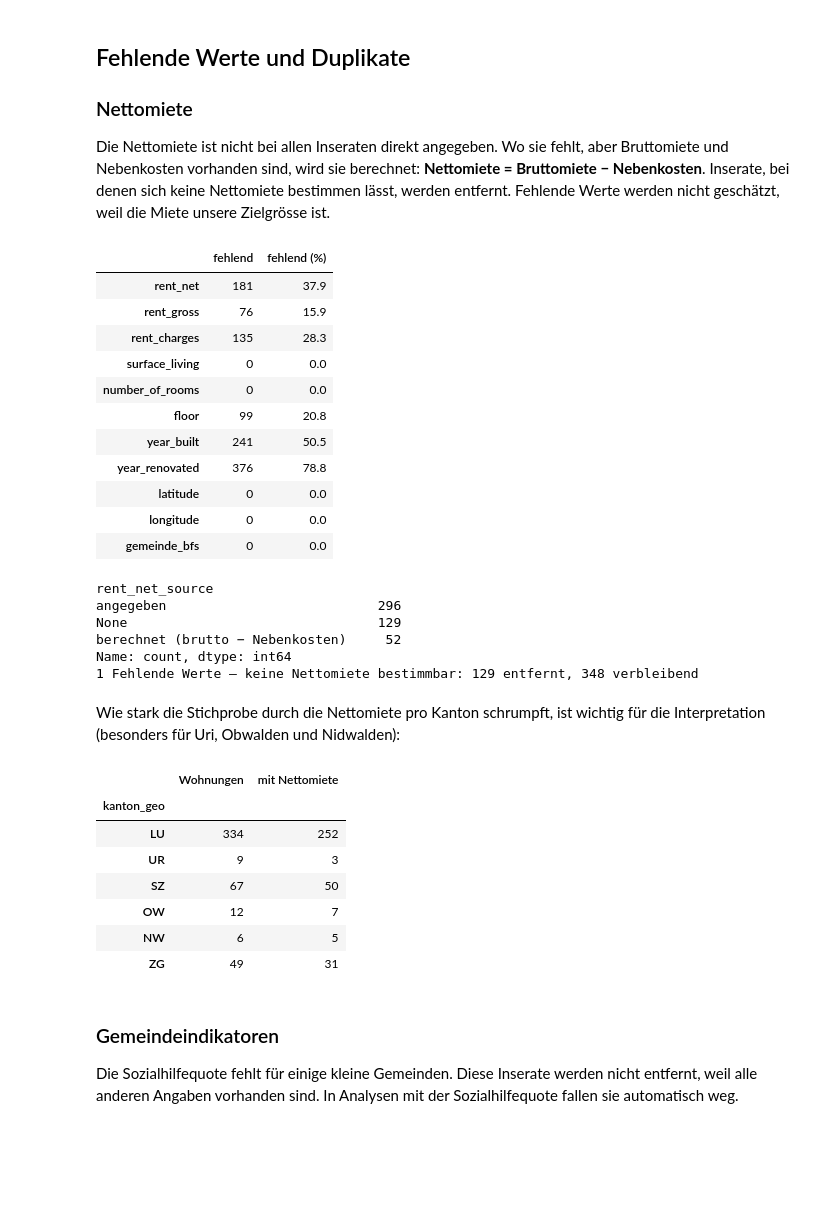
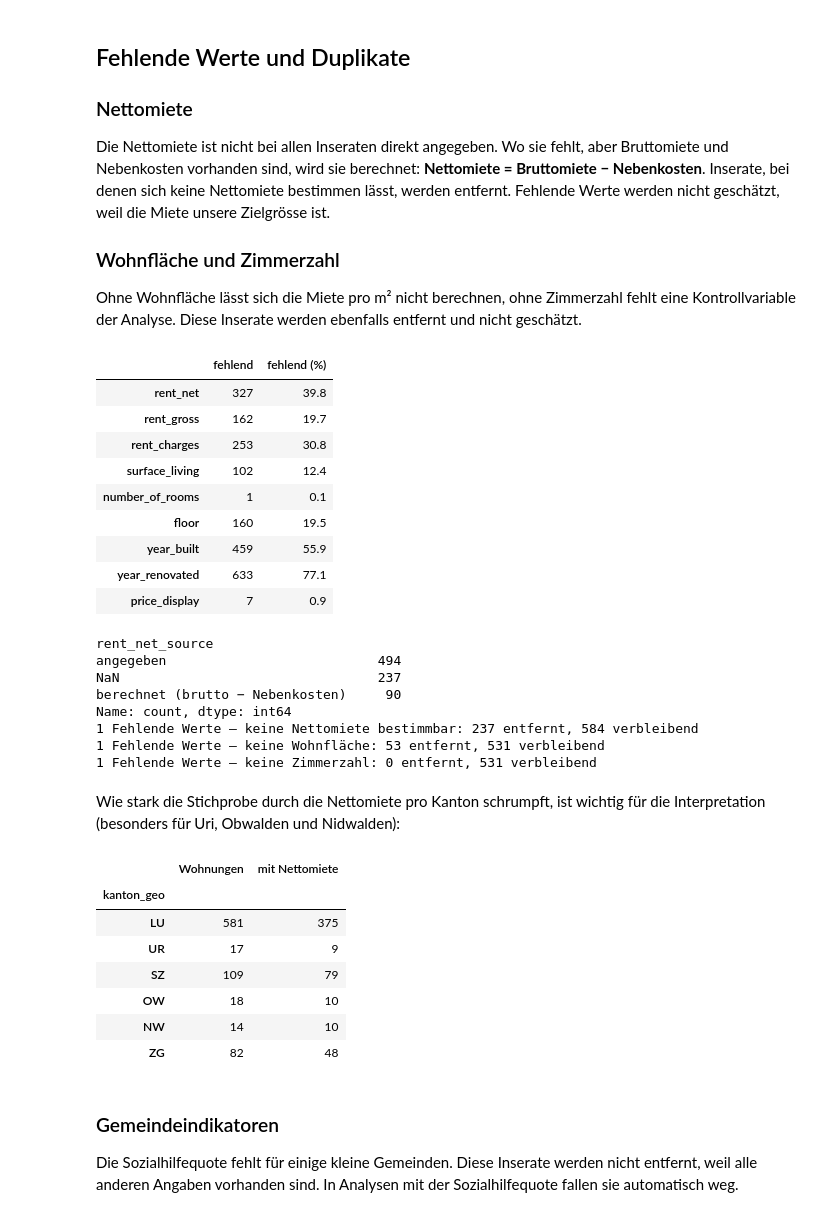
Before and after one commit to ruefeenr/CIP_HS26_204, a Jupyter notebook: scripts/data_cleaning_rentals.ipynb, the cells around one changed output. Cells and saved outputs as stored; diff of their text form; code cells hidden in the pictures; blank space fills up the shorter version.

```diff
--- a/scripts/data_cleaning_rentals.ipynb
+++ b/scripts/data_cleaning_rentals.ipynb
@@ -31,6 +31,7 @@ DATA_DIR = PROJECT_DIR / "data" / "data_processed"
 INPUT_FILE = DATA_DIR / "flatfox_rentals_zentralschweiz.csv"
 OUTPUT_FILE = DATA_DIR / "flatfox_rentals_clean.csv"
 EXCLUDED_FILE = DATA_DIR / "flatfox_rentals_excluded.csv"
+PLZ_FILE = PROJECT_DIR / "data" / "geodata" / "ortschaftenverzeichnis_plz.csv"
 
 CENTRAL_CANTONS = ["LU", "UR", "SZ", "OW", "NW", "ZG"]
 plt.rcParams.update({"axes.spines.top": False, "axes.spines.right": False})
@@ -64,7 +76,26 @@ display(raw["object_type"].value_counts().rename("Anzahl").to_frame())
 
 APARTMENT_TYPES = ["APARTMENT", "ATTIC_FLAT", "DUPLEX", "ROOF_FLAT", "STUDIO", "LOFT", "TERRACE_FLAT"]
 
-df = exclude(raw, ~raw["object_type"].isin(APARTMENT_TYPES), "0 Eingrenzung", "keine Wohnung (WG-Zimmer, Haus)")
+# Kantone je Postleitzahl; eine Postleitzahl kann zu mehreren Kantonen gehören.
+plz = pd.read_csv(PLZ_FILE, sep=";", encoding="utf-8-sig")
+cantons_by_plz = plz.groupby("PLZ4")["Kantonskürzel"].agg(set)
+listing_plz_cantons = pd.to_numeric(raw["zipcode"], errors="coerce").map(cantons_by_plz)
+plz_mismatch = pd.Series(
+    [isinstance(cantons, set) and canton not in cantons
+     for canton, cantons in zip(raw["kanton_geo"], listing_plz_cantons)],
+    index=raw.index,
+)
+
+df = exclude(raw, raw["offer_type"].ne("RENT"), "0 Eingrenzung", "kein Mietangebot (Kauf)")
+df = exclude(df, ~df["object_type"].isin(APARTMENT_TYPES + ["FURNISHED_FLAT"]), "0 Eingrenzung", "keine Wohnung (Gewerbe, Parkplatz, WG-Zimmer, Haus)")
+df = exclude(df, df["is_furnished"].eq(True) | df["object_type"].eq("FURNISHED_FLAT"), "0 Eingrenzung", "möbliert")
+df = exclude(df, df["is_temporary"].eq(True), "0 Eingrenzung", "befristet")
+df = exclude(df, df["price_unit"].ne("monthly"), "0 Eingrenzung", "kein Monatspreis")
+
+display(df.loc[plz_mismatch.loc[df.index], ["pk", "street", "zipcode", "city", "gemeinde_name", "kanton_geo"]])
+df = exclude(df, plz_mismatch.loc[df.index], "0 Eingrenzung", "Postleitzahl passt nicht zum Kanton der Koordinaten")
+
+apartments = df.copy()
 # %% [output]
 |  | Anzahl |
 | object_type |  |
@@ -86,27 +132,28 @@ df = exclude(raw, ~raw["object_type"].isin(APARTMENT_TYPES), "0 Eingrenzung", "k
 
 ### Nettomiete
 Die Nettomiete ist nicht bei allen Inseraten direkt angegeben. Wo sie fehlt, aber Bruttomiete und Nebenkosten vorhanden sind, wird sie berechnet: **Nettomiete = Bruttomiete − Nebenkosten**. Inserate, bei denen sich keine Nettomiete bestimmen lässt, werden entfernt. Fehlende Werte werden nicht geschätzt, weil die Miete unsere Zielgrösse ist.
+
+### Wohnfläche und Zimmerzahl
+Ohne Wohnfläche lässt sich die Miete pro m² nicht berechnen, ohne Zimmerzahl fehlt eine Kontrollvariable der Analyse. Diese Inserate werden ebenfalls entfernt und nicht geschätzt.
 # %%
 key_columns = ["rent_net", "rent_gross", "rent_charges", "surface_living", "number_of_rooms",
-               "floor", "year_built", "year_renovated", "latitude", "longitude", "gemeinde_bfs"]
+               "floor", "year_built", "year_renovated", "price_display"]
 missing = pd.DataFrame({
     "fehlend": df[key_columns].isna().sum(),
     "fehlend (%)": df[key_columns].isna().mean().mul(100).round(1),
 })
 missing
 # %% [output]
 |  | fehlend | fehlend (%) |
-| rent_net | 181 | 37.9 |
-| rent_gross | 76 | 15.9 |
-| rent_charges | 135 | 28.3 |
-| surface_living | 0 | 0.0 |
-| number_of_rooms | 0 | 0.0 |
-| floor | 99 | 20.8 |
-| year_built | 241 | 50.5 |
-| year_renovated | 376 | 78.8 |
-| latitude | 0 | 0.0 |
-| longitude | 0 | 0.0 |
-| gemeinde_bfs | 0 | 0.0 |
+| rent_net | 327 | 39.8 |
+| rent_gross | 162 | 19.7 |
+| rent_charges | 253 | 30.8 |
+| surface_living | 102 | 12.4 |
+| number_of_rooms | 1 | 0.1 |
+| floor | 160 | 19.5 |
+| year_built | 459 | 55.9 |
+| year_renovated | 633 | 77.1 |
+| price_display | 7 | 0.9 |
 # %%
 df["rent_net_source"] = np.where(df["rent_net"].notna(), "angegeben", None)
 derived = df["rent_net"].isna() & df["rent_gross"].notna() & df["rent_charges"].notna()
@@ -116,28 +163,32 @@ df.loc[derived, "rent_net_source"] = "berechnet (brutto − Nebenkosten)"
 print(df["rent_net_source"].value_counts(dropna=False))
 
 df = exclude(df, df["rent_net"].isna(), "1 Fehlende Werte", "keine Nettomiete bestimmbar")
+df = exclude(df, df["surface_living"].isna(), "1 Fehlende Werte", "keine Wohnfläche")
+df = exclude(df, df["number_of_rooms"].isna(), "1 Fehlende Werte", "keine Zimmerzahl")
 # %% [output]
 rent_net_source
-angegeben                           296
-None                                129
-berechnet (brutto − Nebenkosten)     52
+angegeben                           494
+NaN                                 237
+berechnet (brutto − Nebenkosten)     90
 Name: count, dtype: int64
-1 Fehlende Werte – keine Nettomiete bestimmbar: 129 entfernt, 348 verbleibend
+1 Fehlende Werte – keine Nettomiete bestimmbar: 237 entfernt, 584 verbleibend
+1 Fehlende Werte – keine Wohnfläche: 53 entfernt, 531 verbleibend
+1 Fehlende Werte – keine Zimmerzahl: 0 entfernt, 531 verbleibend
 # %% [markdown]
 Wie stark die Stichprobe durch die Nettomiete pro Kanton schrumpft, ist wichtig für die Interpretation (besonders für Uri, Obwalden und Nidwalden):
 # %%
-before = raw[raw["object_type"].isin(APARTMENT_TYPES)]["kanton_geo"].value_counts()
+before = apartments["kanton_geo"].value_counts()
 after = df["kanton_geo"].value_counts()
 pd.DataFrame({"Wohnungen": before, "mit Nettomiete": after}).reindex(CENTRAL_CANTONS).fillna(0).astype(int)
 # %% [output]
 |  | Wohnungen | mit Nettomiete |
 | kanton_geo |  |  |
-| LU | 334 | 252 |
-| UR | 9 | 3 |
-| SZ | 67 | 50 |
-| OW | 12 | 7 |
-| NW | 6 | 5 |
-| ZG | 49 | 31 |
+| LU | 581 | 375 |
+| UR | 17 | 9 |
+| SZ | 109 | 79 |
+| OW | 18 | 10 |
+| NW | 14 | 10 |
+| ZG | 82 | 48 |
 # %% [markdown]
 ### Gemeindeindikatoren
 Die Sozialhilfequote fehlt für einige kleine Gemeinden. Diese Inserate werden nicht entfernt, weil alle anderen Angaben vorhanden sind. In Analysen mit der Sozialhilfequote fallen sie automatisch weg.
```
Also changed, not shown: parts of 15 cells of this notebook, 13 other files.
